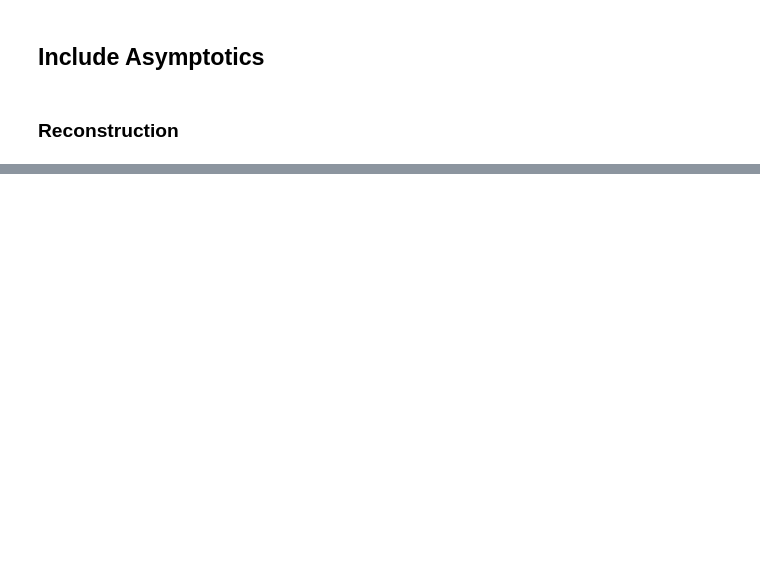
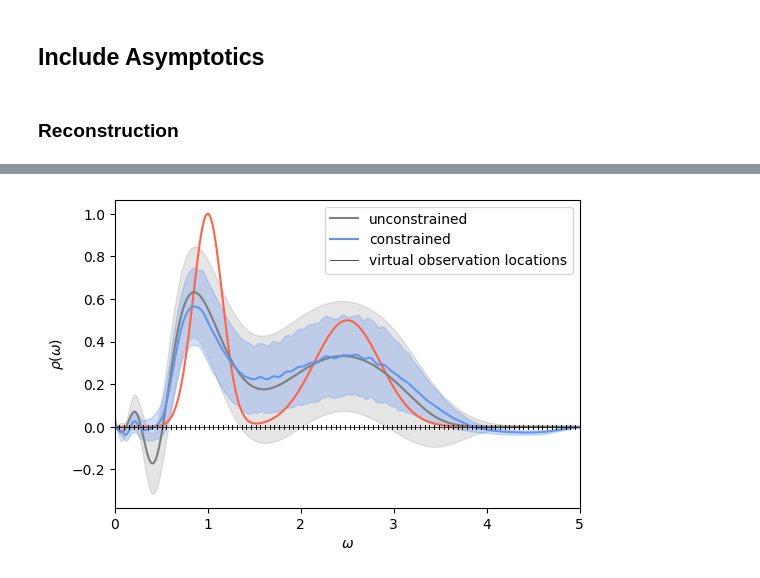
Before and after one commit to JonasTurnwald/fredipy, a Jupyter notebook: examples/gaussian_mixture_model.ipynb, the cells around one changed output, grey strips where cells are left out. Cells and saved outputs as stored; diff of their text form; code cells hidden in the pictures; blank space fills up the shorter version.

```diff
--- a/examples/gaussian_mixture_model.ipynb
+++ b/examples/gaussian_mixture_model.ipynb
@@ -172,0 +205,13 @@ ax.legend();
+# %%
+def constant_bound(val):
+    def func(x):
+        return np.array([val] * np.ones_like(x))
+    return func
+# %%
+v0 = np.linspace(0, 5, 100)
+# %%
+ineq_constr = fp.inequality_constraint.LinearInequality(
+    lowerBound=constant_bound(0), upperBound=constant_bound(float('Inf')), VO = v0)
+
+modelconstr = fp.inequality_model.GP_with_inequality_constr(
+    kernel, constraints, ineq_constraint=ineq_constr)
@@ -172,0 +225,23 @@ ax.legend();
+# %%
+fig, ax = plt.subplots(figsize=(6, 4))
+
+ax.plot(freq_mesh, ref_spec, color='tomato')
+ax.plot(freq_mesh, _rho_unconstr, color='tab:gray', label='unconstrained')
+ax.fill_between(freq_mesh.squeeze(), _rho_unconstr.squeeze() - _rho_err_unconstr.squeeze(), _rho_unconstr.squeeze() + _rho_err_unconstr.squeeze(), color='tab:gray', alpha=0.2)
+ax.plot(freq_mesh, _rho, color='cornflowerblue', label = 'constrained')
+ax.fill_between(freq_mesh.squeeze(), _rho.squeeze() - _rho_err.squeeze(), _rho.squeeze() + _rho_err.squeeze(), color='cornflowerblue', alpha=0.3)
+
+ax.set_xlim((min(freq_mesh), max(freq_mesh)))
+
+ax.set_xlabel(r'$\omega$')
+ax.set_ylabel(r'$\rho(\omega)$')
+
+ticklen = 0.01
+for i in ineq_constr.VO:
+    ax.plot([i,i], [-ticklen, ticklen], ls='-',lw=0.7, color='black')
+ax.axhline(0, ls='-',lw=0.5, color='black', label = 'virtual observation locations')
+ax.legend()
+
+fig.savefig('constrained_GP.pdf')
+# %% [output]
+[figure, added]
```
Also changed, not shown: parts of 12 cells of this notebook, 1 other file.
